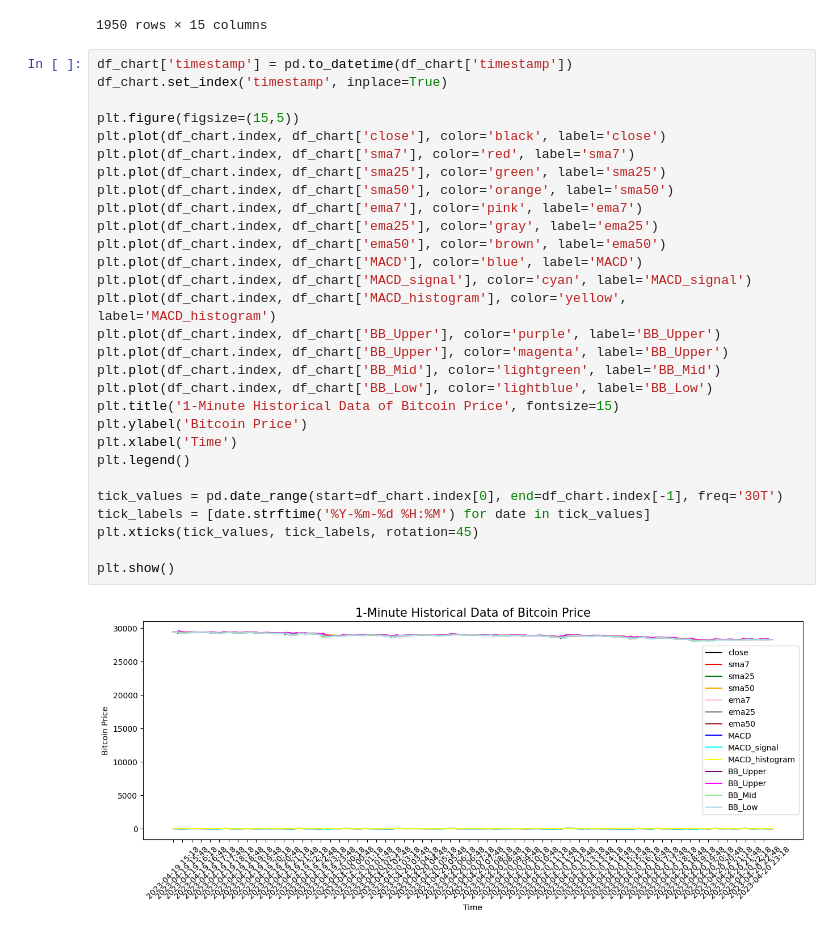
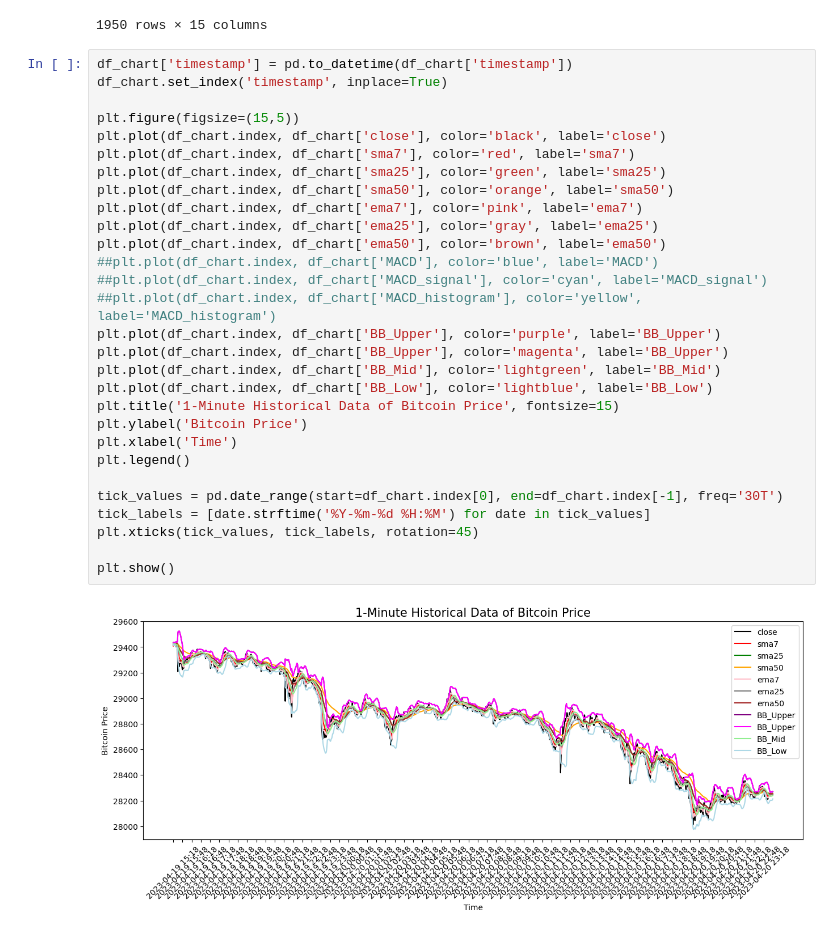
Before and after one commit to mangotree0867/ML_36500, a Jupyter notebook: model/model_009_rsi_macd_with_api.ipynb, the cells around one changed output. Drawn from its saved outputs; the diff is of its cells as text.

```diff
--- a/model/model_009_rsi_macd_with_api.ipynb
+++ b/model/model_009_rsi_macd_with_api.ipynb
@@ -287,31 +287,31 @@ df_chart
 # %%
 df_chart['timestamp'] = pd.to_datetime(df_chart['timestamp'])
 df_chart.set_index('timestamp', inplace=True)
 
 plt.figure(figsize=(15,5))
 plt.plot(df_chart.index, df_chart['close'], color='black', label='close')
 plt.plot(df_chart.index, df_chart['sma7'], color='red', label='sma7')
 plt.plot(df_chart.index, df_chart['sma25'], color='green', label='sma25')
 plt.plot(df_chart.index, df_chart['sma50'], color='orange', label='sma50')
 plt.plot(df_chart.index, df_chart['ema7'], color='pink', label='ema7')
 plt.plot(df_chart.index, df_chart['ema25'], color='gray', label='ema25')
 plt.plot(df_chart.index, df_chart['ema50'], color='brown', label='ema50')
-plt.plot(df_chart.index, df_chart['MACD'], color='blue', label='MACD')
-plt.plot(df_chart.index, df_chart['MACD_signal'], color='cyan', label='MACD_signal')
-plt.plot(df_chart.index, df_chart['MACD_histogram'], color='yellow', label='MACD_histogram')
+##plt.plot(df_chart.index, df_chart['MACD'], color='blue', label='MACD')
+##plt.plot(df_chart.index, df_chart['MACD_signal'], color='cyan', label='MACD_signal')
+##plt.plot(df_chart.index, df_chart['MACD_histogram'], color='yellow', label='MACD_histogram')
 plt.plot(df_chart.index, df_chart['BB_Upper'], color='purple', label='BB_Upper')
 plt.plot(df_chart.index, df_chart['BB_Upper'], color='magenta', label='BB_Upper')
 plt.plot(df_chart.index, df_chart['BB_Mid'], color='lightgreen', label='BB_Mid')
 plt.plot(df_chart.index, df_chart['BB_Low'], color='lightblue', label='BB_Low')
 plt.title('1-Minute Historical Data of Bitcoin Price', fontsize=15)
 plt.ylabel('Bitcoin Price')
 plt.xlabel('Time')
 plt.legend()
 
 tick_values = pd.date_range(start=df_chart.index[0], end=df_chart.index[-1], freq='30T')
 tick_labels = [date.strftime('%Y-%m-%d %H:%M') for date in tick_values]
 plt.xticks(tick_values, tick_labels, rotation=45)
 
 plt.show()
 # %% [output]
-[figure, old version]
+[figure, new version]
```
Also changed, not shown: parts of 17 cells of this notebook.
